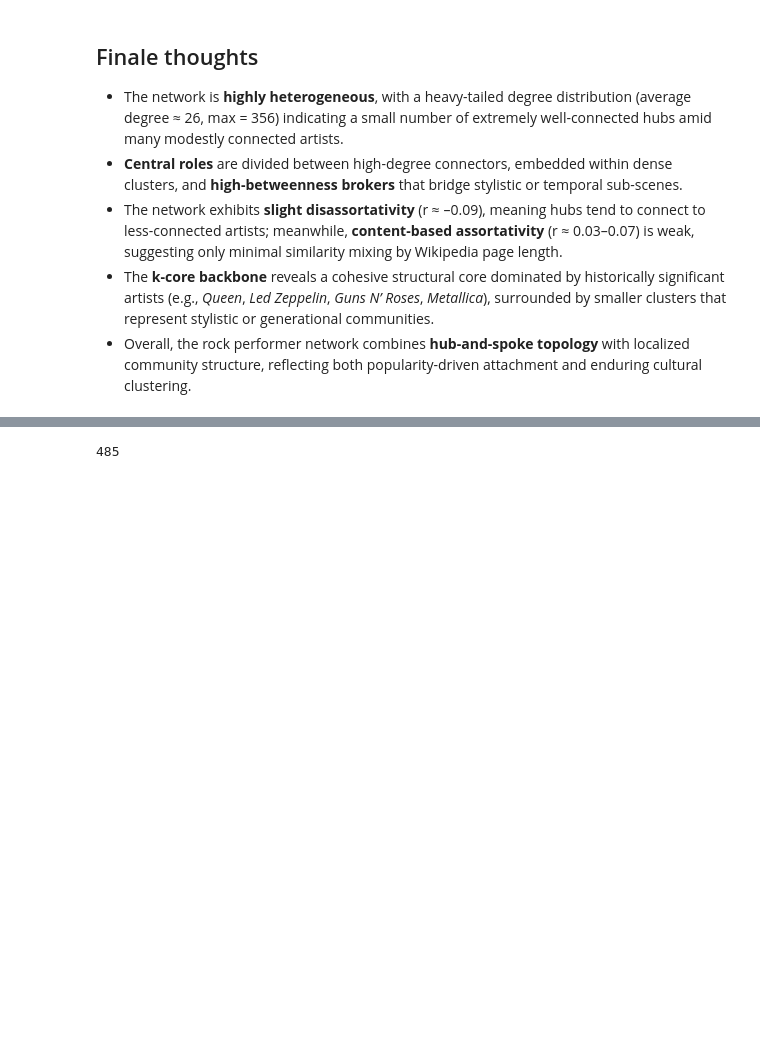
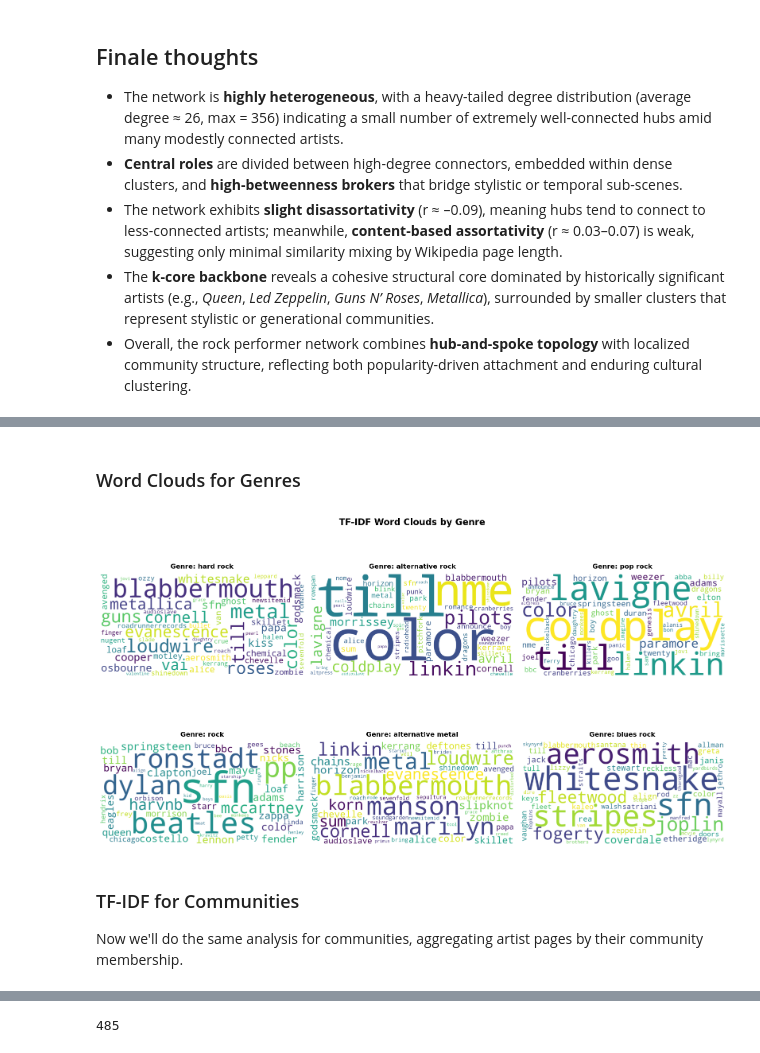
Before and after one commit to LeoItaly/02805-social-graphs-interactions, a Jupyter notebook: Assignment 2/assignment2.ipynb, the cells around one changed output, grey strips where cells are left out. Saved outputs shown, nothing was run; the diff lists cells and outputs as text; code cells hidden in the pictures; blank space fills up the shorter version.

```diff
--- a/Assignment 2/assignment2.ipynb
+++ b/Assignment 2/assignment2.ipynb
@@ -356,0 +569,50 @@ Problem
+# %% [markdown]
+### Word Clouds for Genres
+# %%
+from wordcloud import WordCloud
+# Generate word clouds for top genres
+top_genres_for_wordcloud = genre_tfidf_df.head(6)["genre"].tolist()
+
+fig, axes = plt.subplots(2, 3, figsize=(16, 10))
+axes = axes.ravel()
+
+for idx, genre in enumerate(top_genres_for_wordcloud):
+    if idx >= len(axes):
+        break
+
+    # Find the index of this genre
+    genre_idx = genre_names.index(genre)
+    tops = get_top_terms(genre_idx, X_genre, genre_terms, k=50)
+
+    if tops:
+        # Create dictionary of word frequencies for WordCloud
+        word_freq = {term: score for term, score in tops}
+
+        # Generate word cloud
+        wordcloud = WordCloud(
+            width=800,
+            height=400,
+            background_color='white',
+            colormap='viridis',
+            relative_scaling=0.5,
+            min_font_size=8
+        ).generate_from_frequencies(word_freq)
+
+        # Display
+        axes[idx].imshow(wordcloud, interpolation='bilinear')
+        axes[idx].axis('off')
+        axes[idx].set_title(f'Genre: {genre}', fontsize=12, fontweight='bold', pad=10)
+
+# Remove unused subplots
+for idx in range(len(top_genres_for_wordcloud), len(axes)):
+    fig.delaxes(axes[idx])
+
+plt.tight_layout()
+plt.suptitle('TF-IDF Word Clouds by Genre', fontsize=16, fontweight='bold', y=0.98)
+plt.show()
+# %% [output]
+[figure, added]
+# %% [markdown]
+### TF-IDF for Communities
+
+Now we'll do the same analysis for communities, aggregating artist pages by their community membership.
```
Also changed, not shown: parts of 21 cells of this notebook.
